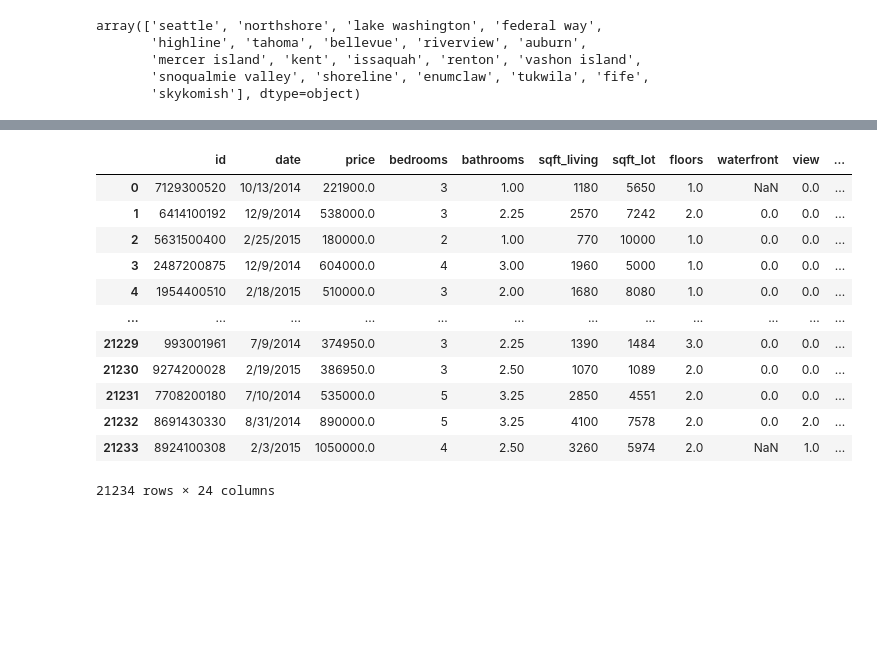
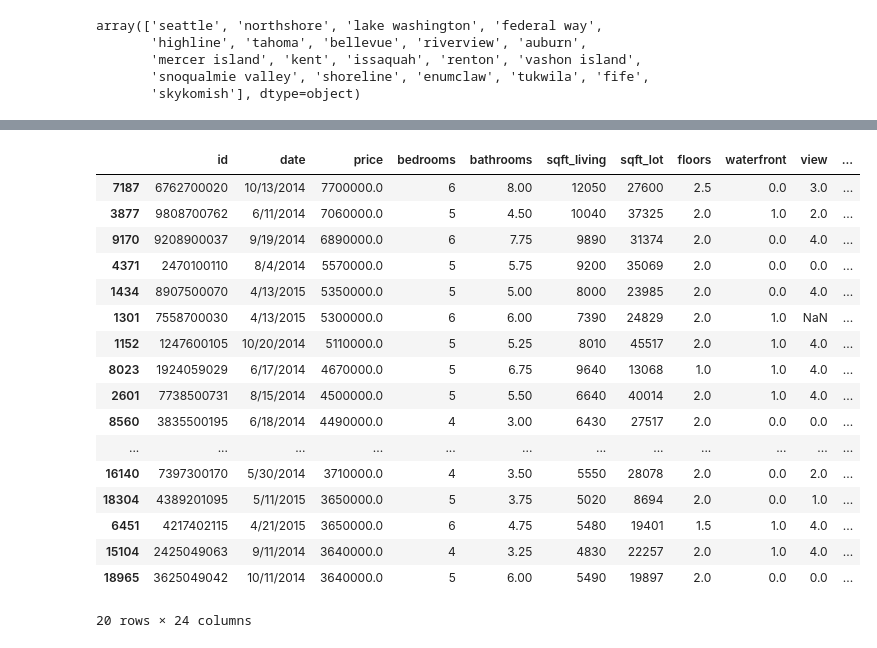
Before and after one commit to Joshua-Hill-Science/linear_regression_project, a Jupyter notebook: notebooks/exploratory/Josh/Josh_First_Exploration.ipynb, the cells around one changed output, grey strips where cells are left out. Drawn from its saved outputs; the diff is of its cells as text; code cells hidden in the pictures; blank space fills up the shorter version.

```diff
--- a/notebooks/exploratory/Josh/Josh_First_Exploration.ipynb
+++ b/notebooks/exploratory/Josh/Josh_First_Exploration.ipynb
@@ -222,4 +236,5 @@ array(['seattle', 'northshore', 'lake washington', 'federal way',
 # %%
 df_rank = df.merge(df_school, on="School District",how='left')
 # %%
-df_rank["State Rank"].fillna(0,inplace=True)
+# Replaced any school district's that were unranked were set to 101
+df_rank["State Rank"].fillna(101,inplace=True)
@@ -232,20 +249,25 @@ sns.histplot(df_rank["State Rank"])
 from sklearn.preprocessing import LabelEncoder
 from sklearn.preprocessing import OrdinalEncoder
 # %%
-df_rank
+df_rank.sort_values(["price"],ascending=False).head(20)
 # %% [output]
 |  | id | date | price | bedrooms | bathrooms | sqft_living | sqft_lot | floors | waterfront | view | ... |
-| 0 | 7129300520 | 10/13/2014 | 221900.0 | 3 | 1.00 | 1180 | 5650 | 1.0 | NaN | 0.0 | ... |
-| 1 | 6414100192 | 12/9/2014 | 538000.0 | 3 | 2.25 | 2570 | 7242 | 2.0 | 0.0 | 0.0 | ... |
-| 2 | 5631500400 | 2/25/2015 | 180000.0 | 2 | 1.00 | 770 | 10000 | 1.0 | 0.0 | 0.0 | ... |
-| 3 | 2487200875 | 12/9/2014 | 604000.0 | 4 | 3.00 | 1960 | 5000 | 1.0 | 0.0 | 0.0 | ... |
-| 4 | 1954400510 | 2/18/2015 | 510000.0 | 3 | 2.00 | 1680 | 8080 | 1.0 | 0.0 | 0.0 | ... |
+| 7187 | 6762700020 | 10/13/2014 | 7700000.0 | 6 | 8.00 | 12050 | 27600 | 2.5 | 0.0 | 3.0 | ... |
+| 3877 | 9808700762 | 6/11/2014 | 7060000.0 | 5 | 4.50 | 10040 | 37325 | 2.0 | 1.0 | 2.0 | ... |
+| 9170 | 9208900037 | 9/19/2014 | 6890000.0 | 6 | 7.75 | 9890 | 31374 | 2.0 | 0.0 | 4.0 | ... |
+| 4371 | 2470100110 | 8/4/2014 | 5570000.0 | 5 | 5.75 | 9200 | 35069 | 2.0 | 0.0 | 0.0 | ... |
+| 1434 | 8907500070 | 4/13/2015 | 5350000.0 | 5 | 5.00 | 8000 | 23985 | 2.0 | 0.0 | 4.0 | ... |
+| 1301 | 7558700030 | 4/13/2015 | 5300000.0 | 6 | 6.00 | 7390 | 24829 | 2.0 | 1.0 | NaN | ... |
+| 1152 | 1247600105 | 10/20/2014 | 5110000.0 | 5 | 5.25 | 8010 | 45517 | 2.0 | 1.0 | 4.0 | ... |
+| 8023 | 1924059029 | 6/17/2014 | 4670000.0 | 5 | 6.75 | 9640 | 13068 | 1.0 | 1.0 | 4.0 | ... |
+| 2601 | 7738500731 | 8/15/2014 | 4500000.0 | 5 | 5.50 | 6640 | 40014 | 2.0 | 1.0 | 4.0 | ... |
+| 8560 | 3835500195 | 6/18/2014 | 4490000.0 | 4 | 3.00 | 6430 | 27517 | 2.0 | 0.0 | 0.0 | ... |
 | ... | ... | ... | ... | ... | ... | ... | ... | ... | ... | ... | ... |
-| 21229 | 993001961 | 7/9/2014 | 374950.0 | 3 | 2.25 | 1390 | 1484 | 3.0 | 0.0 | 0.0 | ... |
-| 21230 | 9274200028 | 2/19/2015 | 386950.0 | 3 | 2.50 | 1070 | 1089 | 2.0 | 0.0 | 0.0 | ... |
-| 21231 | 7708200180 | 7/10/2014 | 535000.0 | 5 | 3.25 | 2850 | 4551 | 2.0 | 0.0 | 0.0 | ... |
-| 21232 | 8691430330 | 8/31/2014 | 890000.0 | 5 | 3.25 | 4100 | 7578 | 2.0 | 0.0 | 2.0 | ... |
-| 21233 | 8924100308 | 2/3/2015 | 1050000.0 | 4 | 2.50 | 3260 | 5974 | 2.0 | NaN | 1.0 | ... |
+| 16140 | 7397300170 | 5/30/2014 | 3710000.0 | 4 | 3.50 | 5550 | 28078 | 2.0 | 0.0 | 2.0 | ... |
+| 18304 | 4389201095 | 5/11/2015 | 3650000.0 | 5 | 3.75 | 5020 | 8694 | 2.0 | 0.0 | 1.0 | ... |
+| 6451 | 4217402115 | 4/21/2015 | 3650000.0 | 6 | 4.75 | 5480 | 19401 | 1.5 | 1.0 | 4.0 | ... |
+| 15104 | 2425049063 | 9/11/2014 | 3640000.0 | 4 | 3.25 | 4830 | 22257 | 2.0 | 1.0 | 4.0 | ... |
+| 18965 | 3625049042 | 10/11/2014 | 3640000.0 | 5 | 6.00 | 5490 | 19897 | 2.0 | 0.0 | 0.0 | ... |
-21234 rows × 24 columns
+20 rows × 24 columns
 # %%
 df_rank["State Rank"]=df_rank["State Rank"].astype(int)
```
Also changed, not shown: parts of 45 cells of this notebook, 7 other files.
